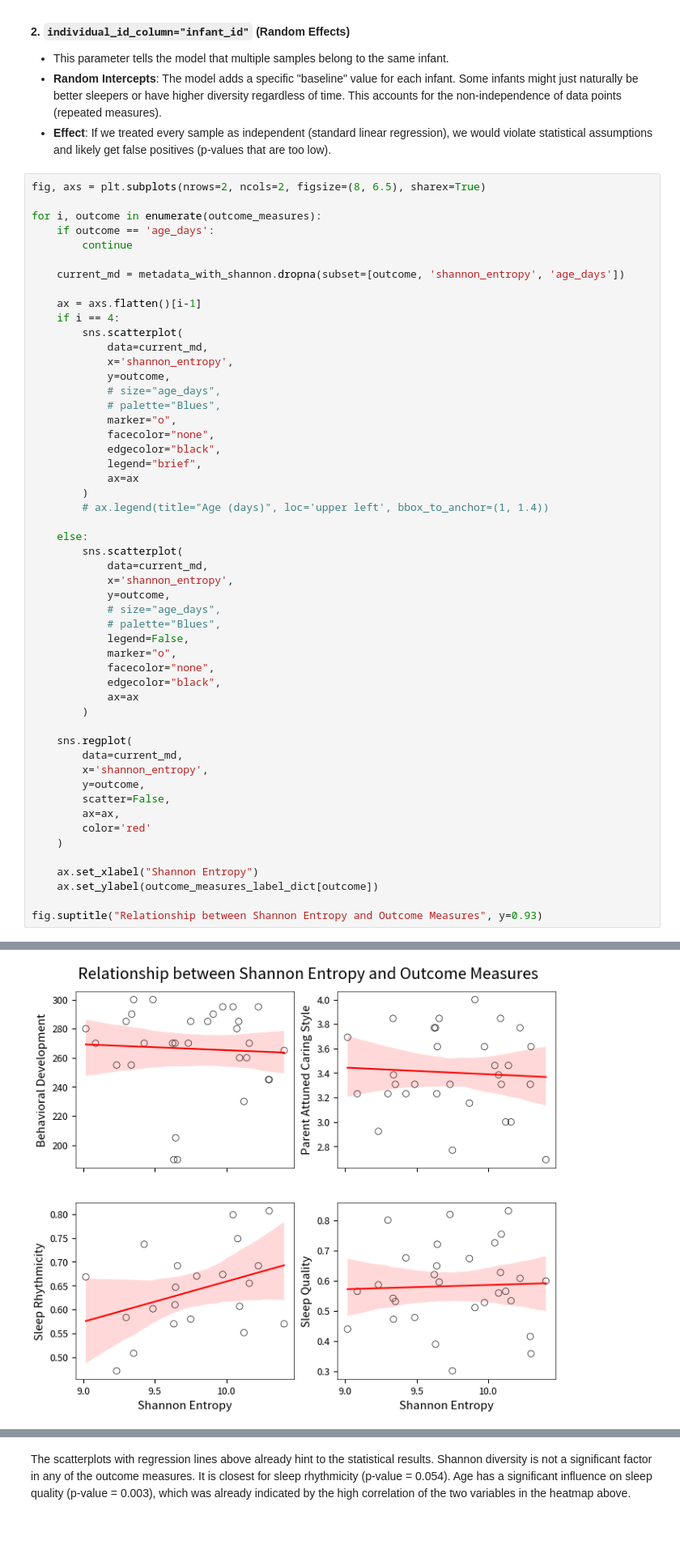
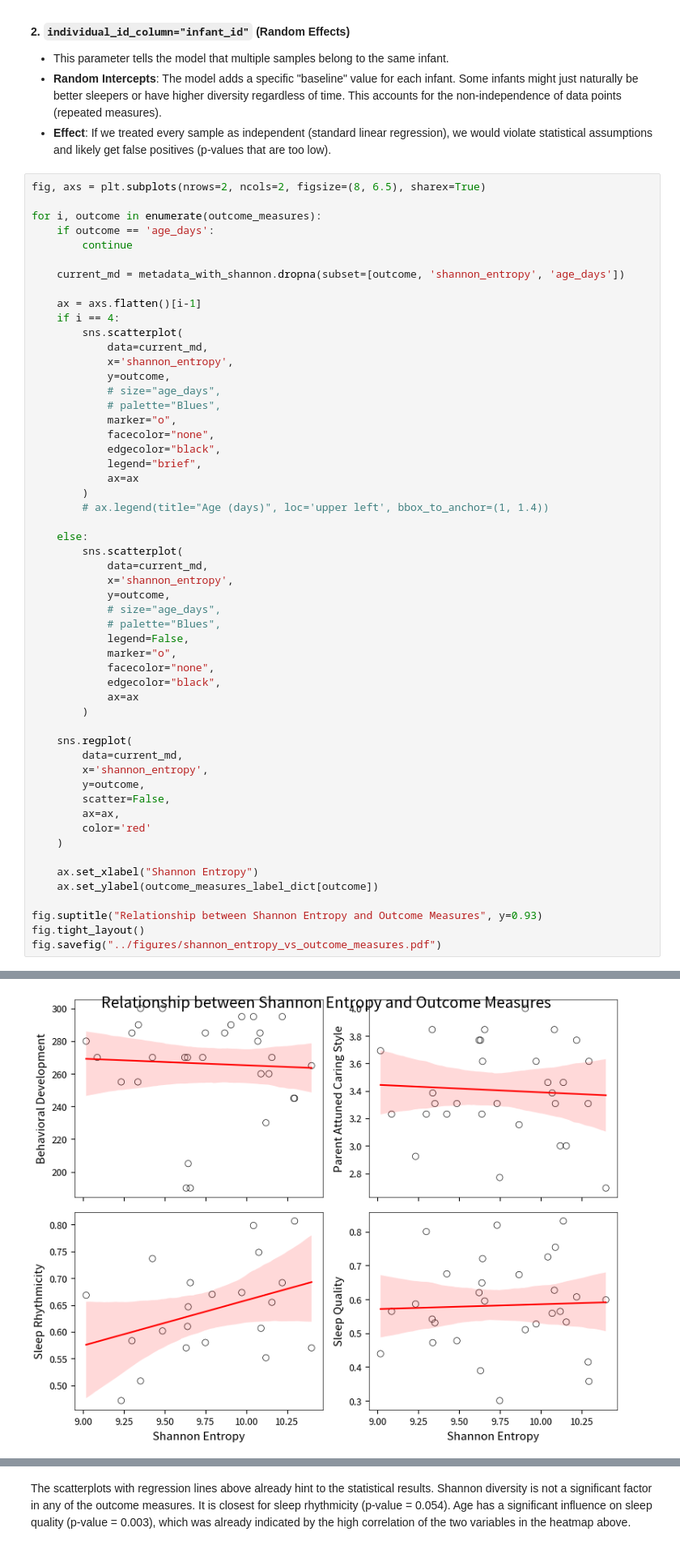
Before and after one commit to Emelie23/microbEvolve2, a Jupyter notebook: scripts/05-1_correlations.ipynb, the cells around one changed output, grey strips where cells are left out. Shown at 81% size. Saved outputs shown, nothing was run; the diff lists cells and outputs as text.

```diff
--- a/scripts/05-1_correlations.ipynb
+++ b/scripts/05-1_correlations.ipynb
@@ -317,4 +314,6 @@ for i, outcome in enumerate(outcome_measures):
     ax.set_ylabel(outcome_measures_label_dict[outcome])
 
 fig.suptitle("Relationship between Shannon Entropy and Outcome Measures", y=0.93)
+fig.tight_layout()
+fig.savefig("../figures/shannon_entropy_vs_outcome_measures.pdf")
 # %% [output]
@@ -322,4 +320,4 @@ Text(0.5, 0.93, 'Relationship between Shannon Entropy and Outcome Measures')
-[figure, old version]
+[figure, new version]
 # %%
 fig, axs = plt.subplots(nrows=2, ncols=2, figsize=(8, 7))
 
```
Also changed, not shown: parts of 4 cells of this notebook, 1 other file.
